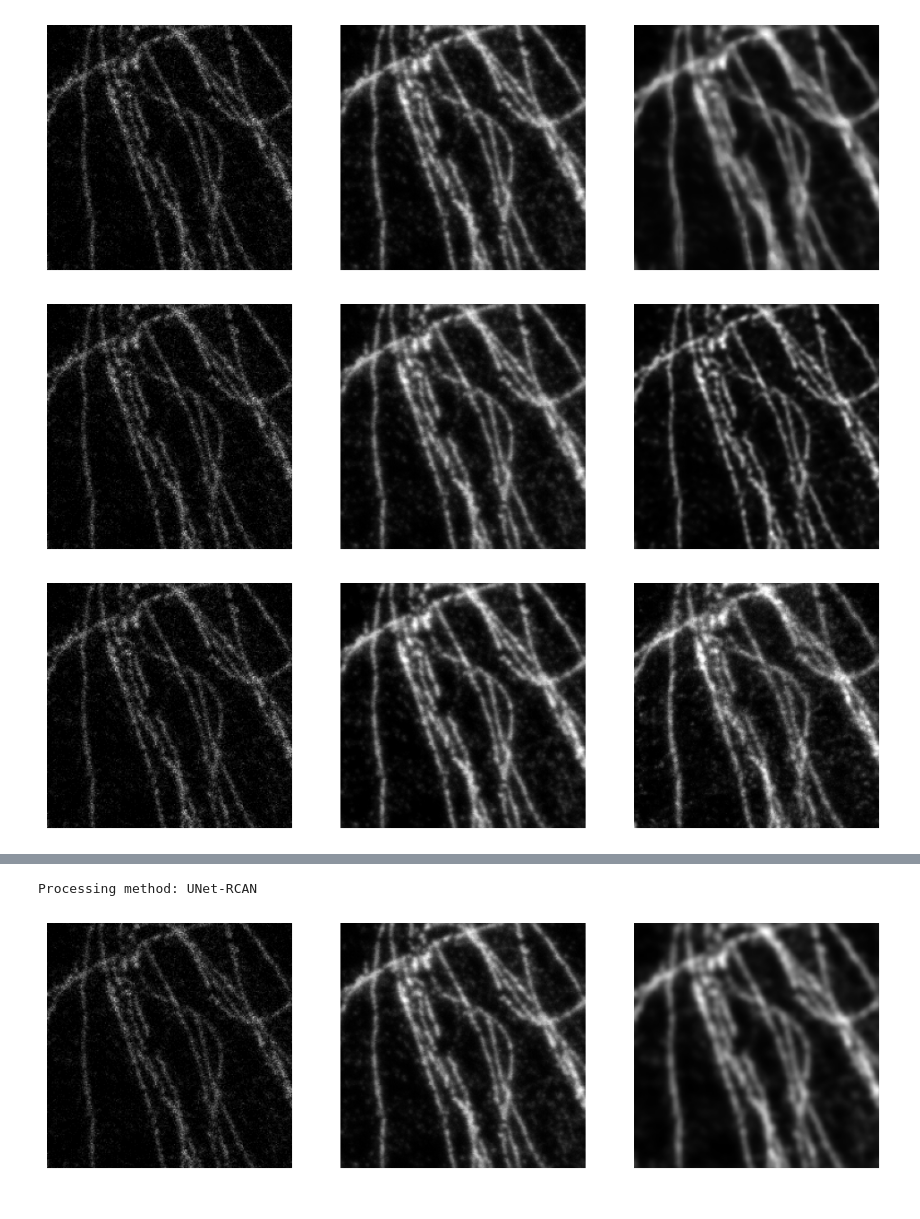
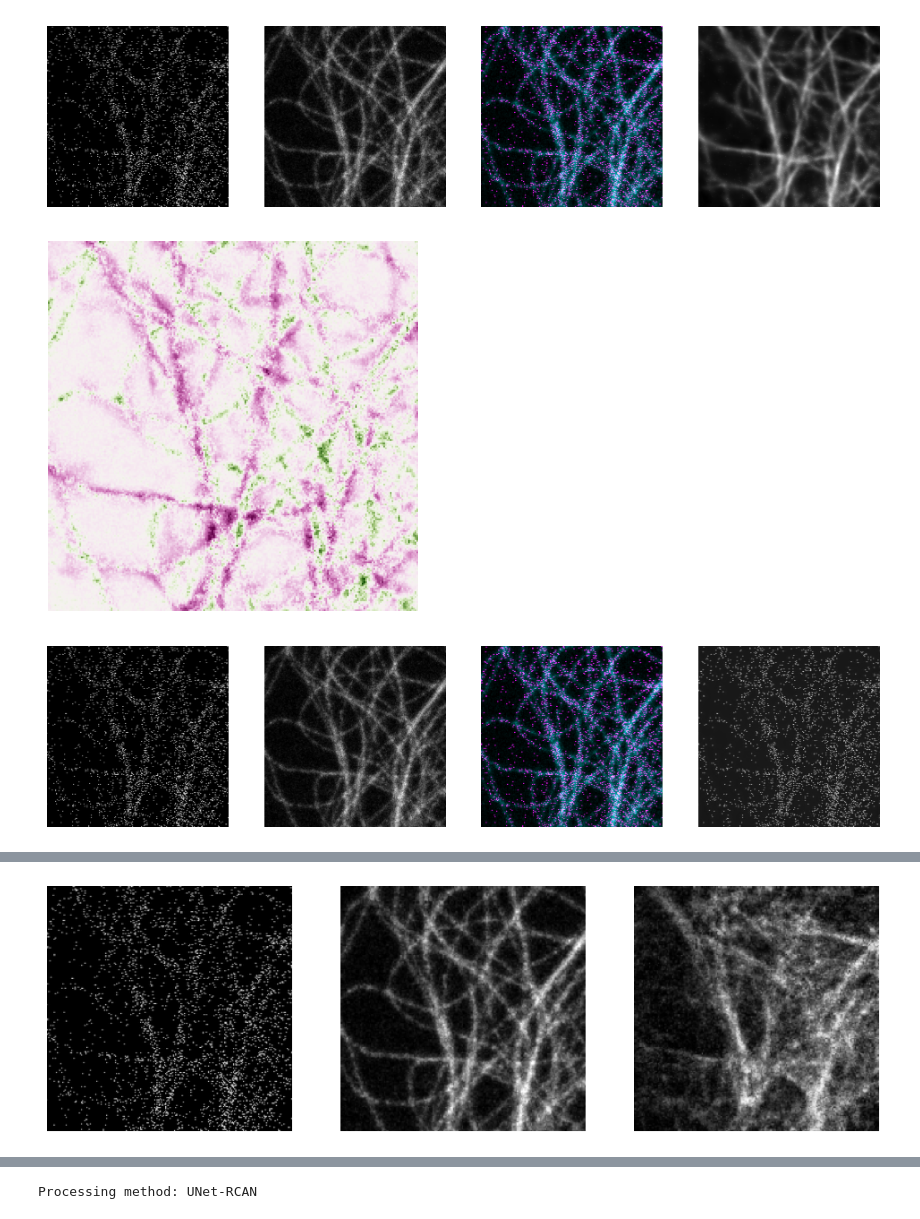
Before and after one commit to FLClab/STED-FM, a Jupyter notebook: experiments/restoration-experiments/figures/show_examples.ipynb, the cells around one changed output, grey strips where cells are left out. Saved outputs shown, nothing was run; the diff lists cells and outputs as text; code cells hidden in the pictures.

Commit message:
feat(dataset) added a new dataset; fix(codes) fixed some bug;

```diff
--- a/experiments/restoration-experiments/figures/show_examples.ipynb
+++ b/experiments/restoration-experiments/figures/show_examples.ipynb
@@ -5,7 +5,7 @@ import tifffile
 import os
 from matplotlib import pyplot
 from skimage.transform import resize
-from tiffwrapper import make_composite
+from tiffwrapper import make_composite, ColorMapper
 
 import sys
 sys.path.insert(0, "..")
@@ -17,10 +17,17 @@ methods = [
     "N2V",
     "pix2pix",
     "UNet-RCAN",
-    "IMAGENET1K_V1",
-    "JUMP",
-    "HPA",
-    "SIM",
+    # "IMAGENET1K_V1",
+    # "JUMP",
+    # "HPA",
+    # "SIM",
     "STED",
 ]
-dataset = "ov-lqhq-mt"
+IMAGE_IDX = {
+    "ov-lqhq-mt" : 1,
+    "jmb-lqhq" : 44,
+    "unet-rcan-tub" : 15,
+}
+# dataset = "ov-lqhq-mt"
+# dataset = "jmb-lqhq"
+dataset = "unet-rcan-tub"
@@ -27,6 +77,7 @@ dataset = "ov-lqhq-mt"
 # %%
 os.makedirs("examples", exist_ok=True)
-idx = 3
+idx = IMAGE_IDX[dataset]
+idx = 15
 for i, method in enumerate(methods[:2]):
     if method in ["STED", "SIM", "HPA", "JUMP", "IMAGENET1K_V1"]:
         continue
@@ -39,10 +90,15 @@ for i, method in enumerate(methods[:2]):
     raw_images = load_images(raw_images)
     predicted_images = load_images(predicted_images)
 
-    fig, axes = pyplot.subplots(1, 3, figsize=(12, 4))
+    fig, axes = pyplot.subplots(1, 4, figsize=(12, 4))
     axes[0].imshow(raw_images[idx, 0, :224, :224], cmap="gray")
     axes[1].imshow(gt_images[idx, 0, :224, :224], cmap="gray")
-    axes[2].imshow(predicted_images[idx, 0, :224, :224], cmap="gray")
+    composite = make_composite(numpy.stack([
+        raw_images[idx, 0, :224, :224],
+        gt_images[idx, 0, :224, :224],
+    ]), luts=["magenta", "cyan"], ranges=[(0, 0.5), (0, 1)])
+    axes[2].imshow(composite)
+    axes[3].imshow(predicted_images[idx, 0, :224, :224], cmap="gray")
     for ax in axes:
         ax.axis("off")
     pyplot.show()
@@ -63,6 +119,14 @@ for i, method in enumerate(methods[:2]):
     tifffile.imwrite(
         os.path.join("examples", f"{dataset}-{method}.tif"),
         make_composite(predicted_images[idx, 0, :224, :224][numpy.newaxis], luts=["gray"], ranges=[(0, 1)]).astype(numpy.uint8),
+    )
+
+    residual_image = compute_residual_image(gt_images[idx, 0, :224, :224], predicted_images[idx, 0, :224, :224])
+    residual_image_composite = show_residual_image(residual_image, vmax=0.5)
+
+    tifffile.imwrite(
+        os.path.join("examples", f"{dataset}-{method}-residual.tif"),
+        residual_image_composite.astype(numpy.uint8),
     )
 
 method = "pix2pix"
@@ -89,39 +153,53 @@ tifffile.imwrite(
         os.path.join("examples", f"{dataset}-{method}.tif"),
         make_composite(predicted_images[idx, 0, :224, :224][numpy.newaxis], luts=["gray"], ranges=[(0, 1)]).astype(numpy.uint8),
     )
+
+residual_image = compute_residual_image(gt_images[idx, 0, :224, :224], predicted_images[idx, 0, :224, :224])
+residual_image_composite = show_residual_image(residual_image, vmax=0.5)
+tifffile.imwrite(
+    os.path.join("examples", f"{dataset}-{method}-residual.tif"),
+    residual_image_composite.astype(numpy.uint8),
+)
 
 for method in methods[3:]:
     print(f"Processing method: {method}")
 
     gt_images = get_ground_truth_images(dataset)
     raw_images = get_raw_images(dataset, gt_images)
     gt_images, predicted_images = get_predicted_images(method, dataset, gt_images)
 
     gt_images = load_images(gt_images)
     raw_images = load_images(raw_images)
     predicted_images = load_images(predicted_images)
 
     min_idx = -1
     min_val = float("inf")
     for i, image in enumerate(gt_images):
         diff = numpy.sum(numpy.abs(image[0] - gt_image_ref))
         if diff < min_val:
             min_idx = i
             min_val = diff
 
     fig, axes = pyplot.subplots(1, 3, figsize=(12, 4))
     axes[0].imshow(raw_images[idx, 0, :224, :224], cmap="gray", vmin=0, vmax=1)
     axes[1].imshow(gt_images[min_idx, 0], cmap="gray", vmin=0, vmax=1)
     axes[2].imshow(predicted_images[min_idx, 0], cmap="gray", vmin=0, vmax=1)
     for ax in axes:
         ax.axis("off")
     pyplot.show()
 
     tifffile.imwrite(
         os.path.join("examples", f"{dataset}-{method}.tif"),
         make_composite(predicted_images[min_idx, 0, :224, :224][numpy.newaxis], luts=["gray"], ranges=[(0, 1)]).astype(numpy.uint8),
     )
+
+    residual_image = compute_residual_image(gt_images[min_idx, 0, :224, :224], predicted_images[min_idx, 0, :224, :224])
+    residual_image_composite = show_residual_image(residual_image, vmax=0.5)
+    tifffile.imwrite(
+        os.path.join("examples", f"{dataset}-{method}-residual.tif"),
+        residual_image_composite.astype(numpy.uint8),
+    )
 # %% [output]
-[figure, old version]
+[figure, new version]
-[figure, old version]
+[figure, new version]
-[figure, old version]
+[figure, new version]
@@ -127,0 +207 @@ for method in methods[3:]:
+[figure, new version]
@@ -128,2 +209 @@ for method in methods[3:]:
 Processing method: UNet-RCAN
-[figure, old version]
```
Also changed, not shown: parts of 3 cells of this notebook, 17 other files.
